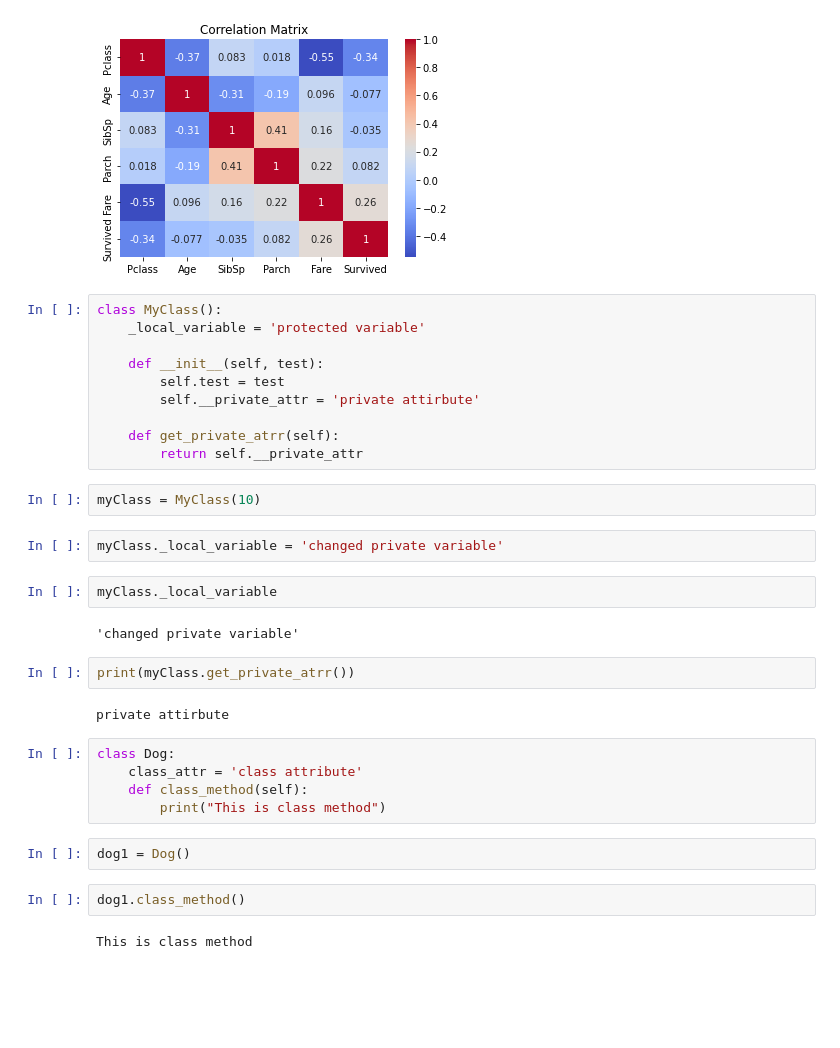
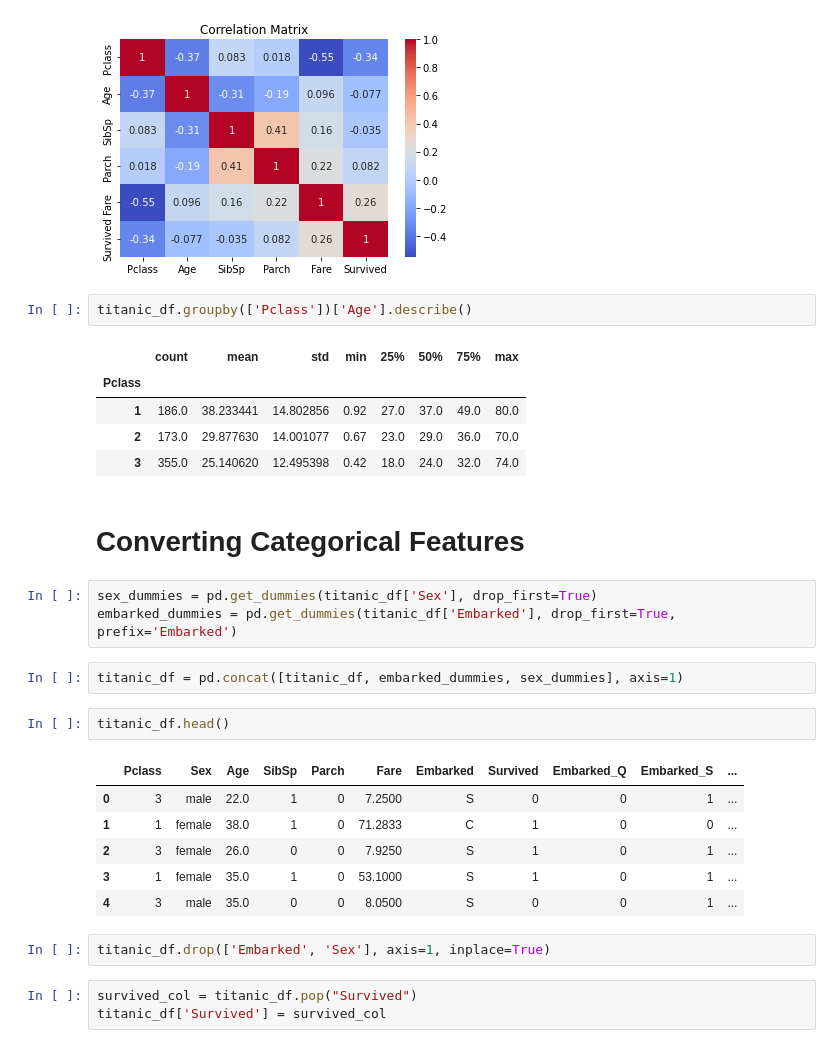
Before and after one commit to aminmk99/machine-learning-projects, a Jupyter notebook: Titanic.ipynb, the cells around one changed output. Cells and saved outputs as stored; diff of their text form; blank space fills up the shorter version.

```diff
--- a/Titanic.ipynb
+++ b/Titanic.ipynb
@@ -171,35 +170,31 @@ plt.show()
 # %% [output]
 [figure]
 # %%
-class MyClass():
-    _local_variable = 'protected variable'
-
-    def __init__(self, test):
-        self.test = test
-        self.__private_attr = 'private attirbute'
-
-    def get_private_atrr(self):
-        return self.__private_attr
+titanic_df.groupby(['Pclass'])['Age'].describe()
+# %% [output]
+|  | count | mean | std | min | 25% | 50% | 75% | max |
+| Pclass |  |  |  |  |  |  |  |  |
+| 1 | 186.0 | 38.233441 | 14.802856 | 0.92 | 27.0 | 37.0 | 49.0 | 80.0 |
+| 2 | 173.0 | 29.877630 | 14.001077 | 0.67 | 23.0 | 29.0 | 36.0 | 70.0 |
+| 3 | 355.0 | 25.140620 | 12.495398 | 0.42 | 18.0 | 24.0 | 32.0 | 74.0 |
-# %%
-myClass = MyClass(10)
-# %%
-myClass._local_variable = 'changed private variable'
-# %%
-myClass._local_variable
-# %% [output]
-'changed private variable'
-# %%
-print(myClass.get_private_atrr())
-# %% [output]
-private attirbute
-# %%
-class Dog:
-    class_attr = 'class attribute'
-    def class_method(self):
-        print("This is class method")
-# %%
-dog1 = Dog()
-# %%
-dog1.class_method()
-# %% [output]
-This is class method
+# %% [markdown]
+# Converting Categorical Features
+# %%
+sex_dummies = pd.get_dummies(titanic_df['Sex'], drop_first=True)
+embarked_dummies = pd.get_dummies(titanic_df['Embarked'], drop_first=True, prefix='Embarked')
+# %%
+titanic_df = pd.concat([titanic_df, embarked_dummies, sex_dummies], axis=1)
+# %%
+titanic_df.head()
+# %% [output]
+|  | Pclass | Sex | Age | SibSp | Parch | Fare | Embarked | Survived | Embarked_Q | Embarked_S | ... |
+| 0 | 3 | male | 22.0 | 1 | 0 | 7.2500 | S | 0 | 0 | 1 | ... |
+| 1 | 1 | female | 38.0 | 1 | 0 | 71.2833 | C | 1 | 0 | 0 | ... |
+| 2 | 3 | female | 26.0 | 0 | 0 | 7.9250 | S | 1 | 0 | 1 | ... |
+| 3 | 1 | female | 35.0 | 1 | 0 | 53.1000 | S | 1 | 0 | 1 | ... |
+| 4 | 3 | male | 35.0 | 0 | 0 | 8.0500 | S | 0 | 0 | 1 | ... |
+# %%
+titanic_df.drop(['Embarked', 'Sex'], axis=1, inplace=True)
+# %%
+survived_col = titanic_df.pop("Survived")
+titanic_df['Survived'] = survived_col
```
Also changed, not shown: parts of 58 cells of this notebook.
